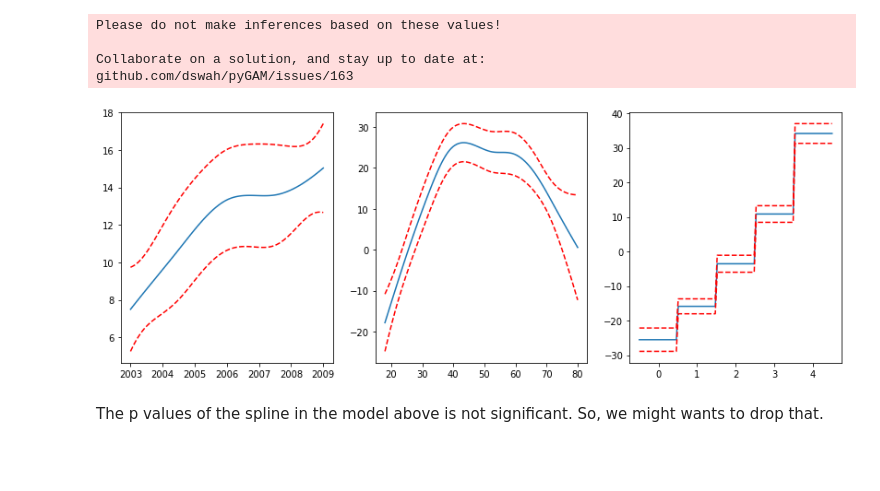
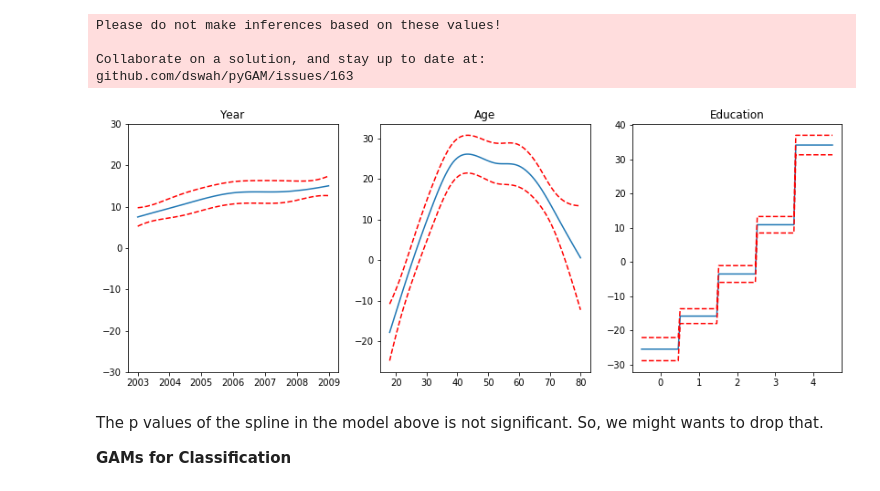
Before and after one commit to atystats/ISLR_Notes_codes, a Jupyter notebook: Chapter 7.ipynb, the cells around one changed output. Saved outputs shown, nothing was run; the diff lists cells and outputs as text; code cells hidden in the pictures; blank space fills up the shorter version.

```diff
--- a/Chapter 7.ipynb
+++ b/Chapter 7.ipynb
@@ -719,23 +719,28 @@ github.com/dswah/pyGAM/issues/163
 # %%
 titles = ['year', 'age','education']
 fig = plt.figure(figsize = (14,5))
 ax1 = fig.add_subplot(1,3,1)
 XX = gam.generate_X_grid(term=0)
 ax1.plot(XX[:, 0], gam.partial_dependence(term=0, X=XX))
 ax1.plot(XX[:, 0], gam.partial_dependence(term=0, X=XX, width=.95)[1], c='r', ls='--')
-ax.set_ylim(-30,30)
+ax1.set_ylim(-30,30)
+ax1.set_title("Year")
 
 ax2 = fig.add_subplot(1,3,2)
 XX = gam.generate_X_grid(term=1)
 ax2.plot(XX[:, 1], gam.partial_dependence(term=1, X=XX))
 ax2.plot(XX[:, 1], gam.partial_dependence(term=1, X=XX, width=.95)[1], c='r', ls='--')
+ax2.set_title("Age")
 
 ax3 = fig.add_subplot(1,3,3)
 XX = gam.generate_X_grid(term=2)
 ax3.plot(XX[:, 2], gam.partial_dependence(term=2, X=XX))
 ax3.plot(XX[:, 2], gam.partial_dependence(term=2, X=XX, width=.95)[1], c='r', ls='--')
+ax3.set_title("Education")
 plt.show()
 # %% [output]
-[figure, old version]
+[figure, new version]
 # %% [markdown]
 The p values of the spline in the model above is not significant. So, we might wants to drop that.
+
+__GAMs for Classification__
```
Also changed, not shown: parts of 6 cells of this notebook.
